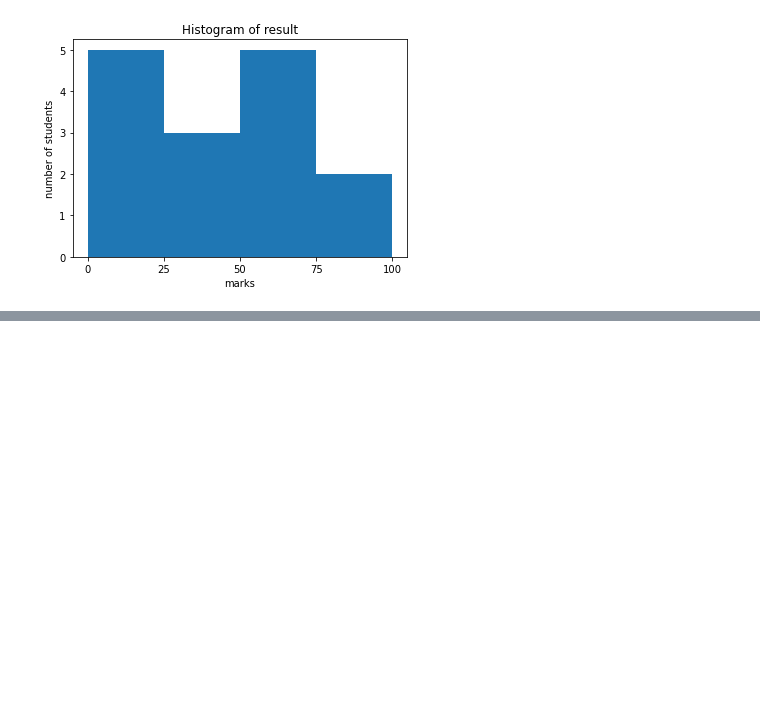
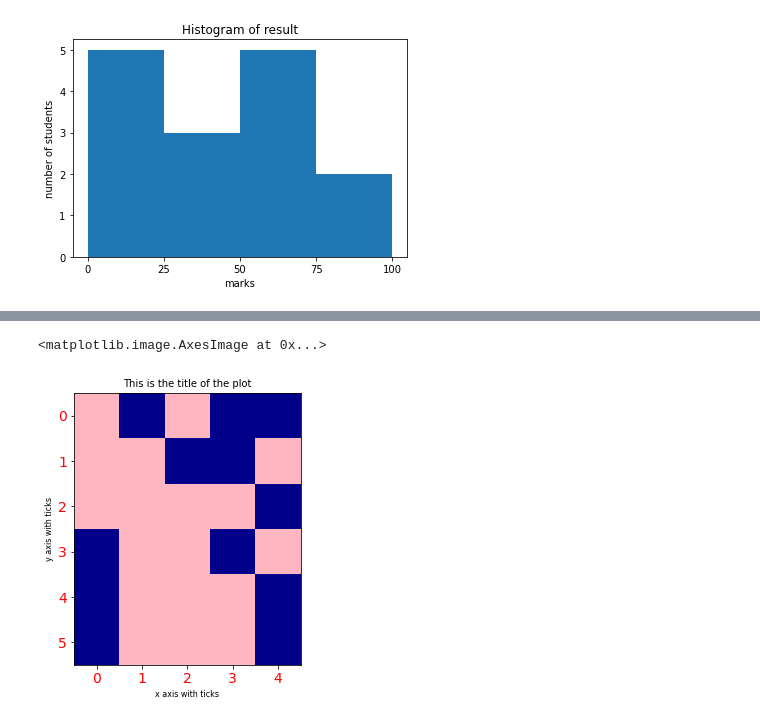
Before and after one commit to Puneethraj2000/MCA_2nd-Year, a Jupyter notebook: 3rd-Sem/Python/python.ipynb, the cells around one changed output, grey strips where cells are left out. Saved outputs shown, nothing was run; the diff lists cells and outputs as text; code cells hidden in the pictures; blank space fills up the shorter version.

```diff
--- a/3rd-Sem/Python/python.ipynb
+++ b/3rd-Sem/Python/python.ipynb
@@ -826,0 +876,14 @@ plt.show()
+# %%
+from matplotlib import colors
+
+pyplot.figure(figsize = (5,5))
+pyplot.xlabel("x axis with ticks", size = 8)
+pyplot.ylabel("y axis with ticks", size = 8)
+pyplot.title("This is the title of the plot", size = 10)
+pyplot.xticks(size = 14, color = "red")
+pyplot.yticks(size = 14, color = "red")
+colormap = colors.ListedColormap(["lightpink", "darkblue"])
+pyplot.imshow(data,cmap = colormap)
+# %% [output]
+<matplotlib.image.AxesImage at 0x...>
+[figure, added]
```
Also changed, not shown: parts of 11 cells of this notebook.
